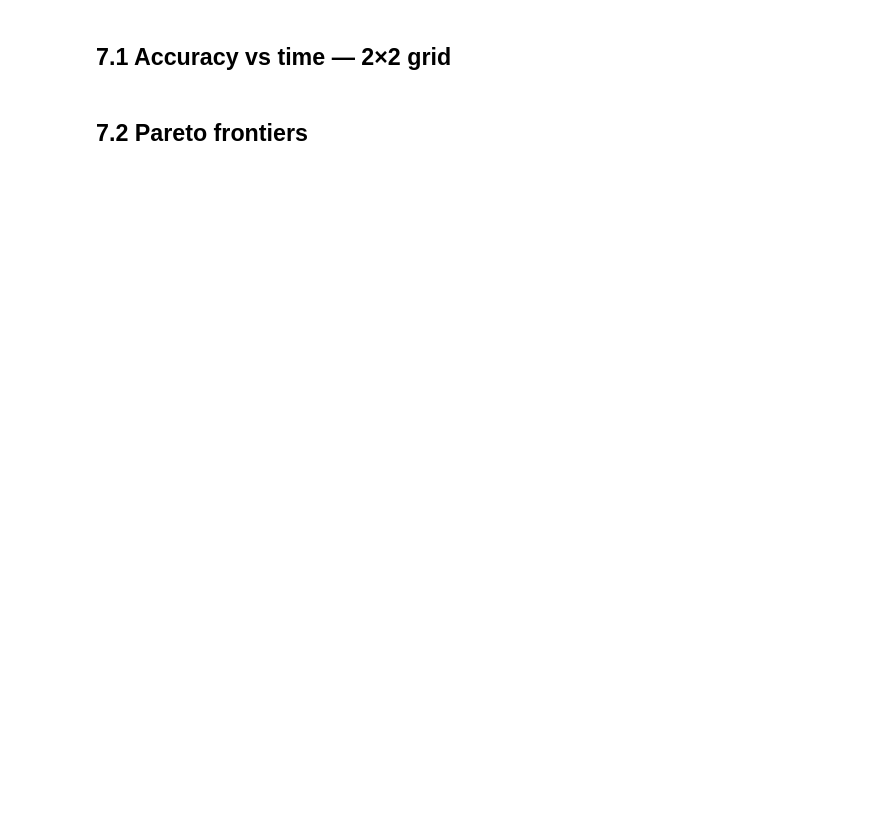
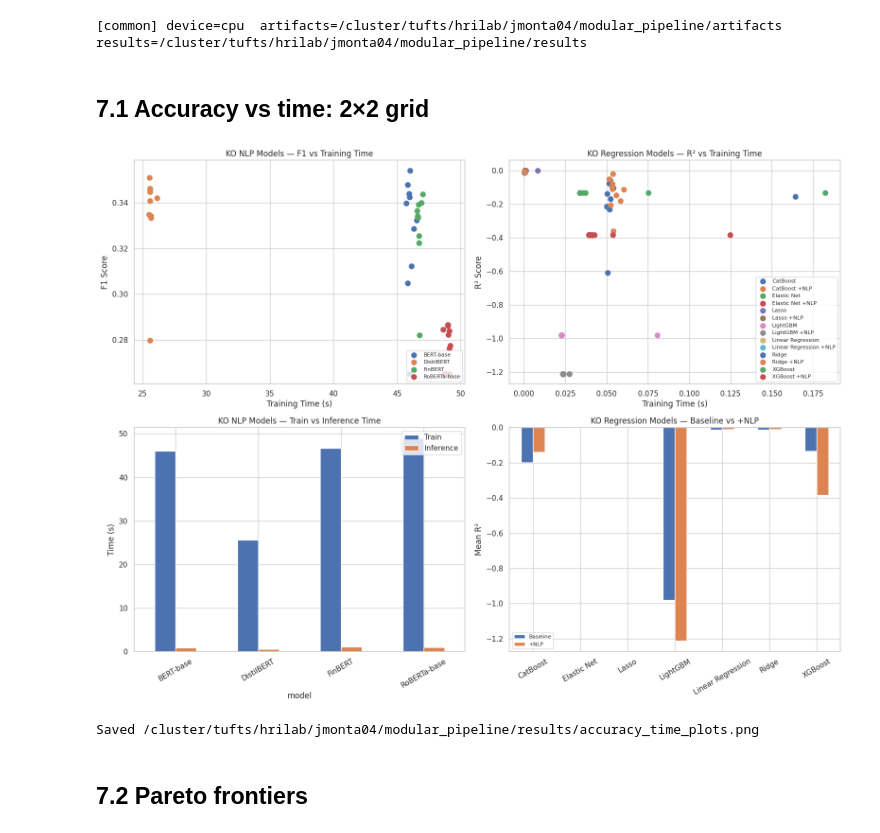
Before and after one commit to jomo8/energy-analysis-pipeline, a Jupyter notebook: 07_visualization.ipynb, the cells around one changed output. Drawn from its saved outputs; the diff is of its cells as text; code cells hidden in the pictures; blank space fills up the shorter version.

```diff
--- a/07_visualization.ipynb
+++ b/07_visualization.ipynb
@@ -20,17 +27,24 @@ import seaborn as sns
 # Match visual style used in Stage 6.
 sns.set_theme(style="whitegrid")
 
-# Load summary results generated by prior stages.
-nlp_df = pd.read_csv(RESULTS_DIR / "nlp_results.csv")
-reg_df = pd.read_csv(RESULTS_DIR / "regression_results.csv")
+# Summary results joined with external energy log.
+nlp_df = pd.read_csv(RESULTS_DIR / "nlp_results_with_energy.csv")
+reg_df = pd.read_csv(RESULTS_DIR / "regression_results_with_energy.csv")
 
 # Inference file may not exist if Stage 5 was skipped.
-inf_path = RESULTS_DIR / "inference_results.csv"
+inf_path = RESULTS_DIR / "inference_results_with_energy.csv"
 inf_df = pd.read_csv(inf_path) if inf_path.exists() else None
+# %% [output]
+[common] device=cpu  artifacts=/cluster/tufts/hrilab/jmonta04/modular_pipeline/artifacts  results=/cluster/tufts/hrilab/jmonta04/modular_pipeline/results
 # %% [markdown]
-## 7.1 Accuracy vs time — 2×2 grid
+## 7.1 Accuracy vs time: 2×2 grid
 # %%
-# Create 2x2 panel for key summary plots.
+# 2x2 panel of summary plots:
+#   (0,0): NLP F1 vs training time. One dot per (model, seed). Cluster
+#          tightness indicates seed stability per model.
+#   (0,1): Regression R² vs training time, both baseline and +NLP variants.
+#   (1,0): Mean train vs inference time per NLP model: relative cost shape.
+#   (1,1): Per-regressor baseline vs +NLP R²: visualizes Stage 4's uplift.
 fig, axes = plt.subplots(2, 2, figsize=(16, 12))
 
 # 1) NLP scatter: F1 versus training time.
@@ -39,7 +53,7 @@ for model_name, grp in nlp_df.groupby("model"):
     ax.scatter(grp["train_time_s"], grp["f1"], label=model_name, s=60)
 ax.set_xlabel("Training Time (s)")
 ax.set_ylabel("F1 Score")
-ax.set_title("AMZN NLP Models — F1 vs Training Time")
+ax.set_title("KO NLP Models: F1 vs Training Time")
 ax.legend(fontsize=8, loc="lower right")
 
 # 2) Regression scatter: R² versus training time.
@@ -48,38 +62,41 @@ for model_name, grp in reg_df.groupby("model"):
     ax.scatter(grp["train_time_s"], grp["r2"], label=model_name, s=60)
 ax.set_xlabel("Training Time (s)")
 ax.set_ylabel("R² Score")
-ax.set_title("AMZN Regression Models — R² vs Training Time")
+ax.set_title("KO Regression Models: R² vs Training Time")
 ax.legend(fontsize=8, loc="lower right")
 
 # 3) NLP bar chart: mean train and inference time per model.
 ax = axes[1, 0]
 nlp_agg = nlp_df.groupby("model")[["train_time_s", "infer_time_s"]].mean()
 nlp_agg.plot.bar(ax=ax)
 ax.set_ylabel("Time (s)")
-ax.set_title("AMZN NLP Models — Train vs Inference Time")
+ax.set_title("KO NLP Models: Train vs Inference Time")
 ax.tick_params(axis="x", rotation=30)
 ax.legend(["Train", "Inference"])
 
 # 4) Regression bar chart: baseline R² compared to +NLP R².
 ax = axes[1, 1]
 baseline_mean = reg_df[~reg_df["model"].str.endswith("+NLP")].groupby("model")["r2"].mean()
 aug_mean = reg_df[reg_df["model"].str.endswith("+NLP")].assign(
     base_model=lambda d: d["model"].str.replace(" +NLP", "", regex=False)
 ).groupby("base_model")["r2"].mean()
 compare_r2 = pd.concat(
     [baseline_mean.rename("Baseline"), aug_mean.rename("+NLP")], axis=1
 )
 compare_r2.plot.bar(ax=ax)
 ax.set_ylabel("Mean R²")
-ax.set_title("AMZN Regression Models — Baseline vs +NLP")
+ax.set_title("KO Regression Models: Baseline vs +NLP")
 ax.tick_params(axis="x", rotation=30)
 ax.legend(fontsize=8)
 
 # Save and show final 2x2 figure.
 plt.tight_layout()
 plt.savefig(RESULTS_DIR / "accuracy_time_plots.png", dpi=150, bbox_inches="tight")
 plt.show()
 print(f"Saved {RESULTS_DIR / 'accuracy_time_plots.png'}")
+# %% [output]
+[figure, added]
+Saved /cluster/tufts/hrilab/jmonta04/modular_pipeline/results/accuracy_time_plots.png
 # %% [markdown]
 ## 7.2 Pareto frontiers
 # %%
```
Also changed, not shown: parts of 3 cells of this notebook, 8 other files.
